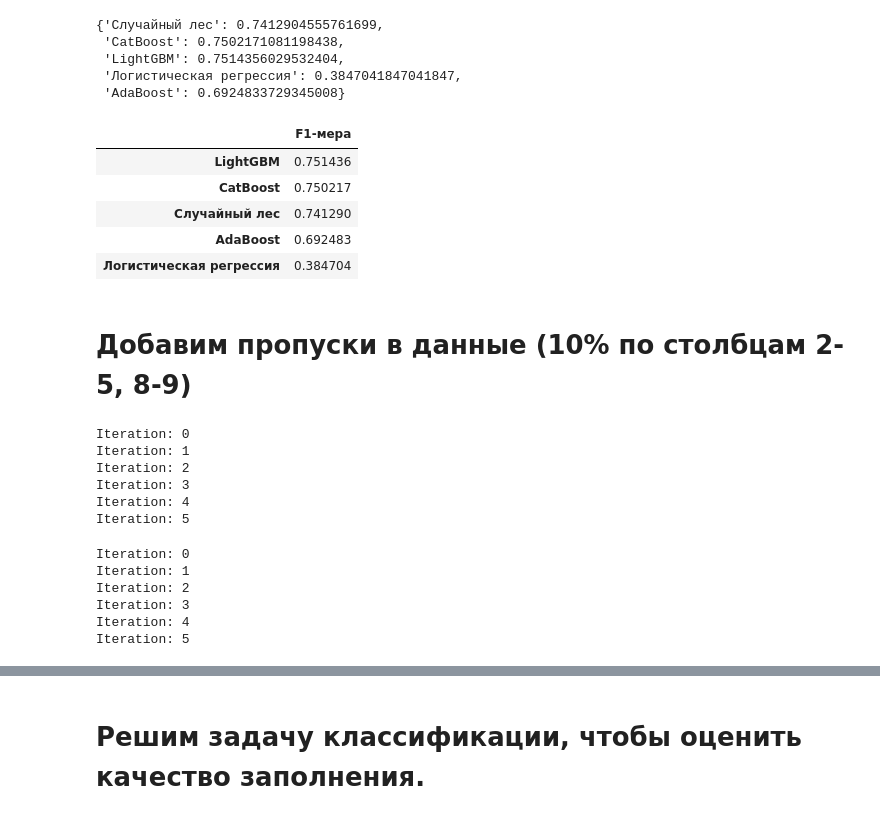
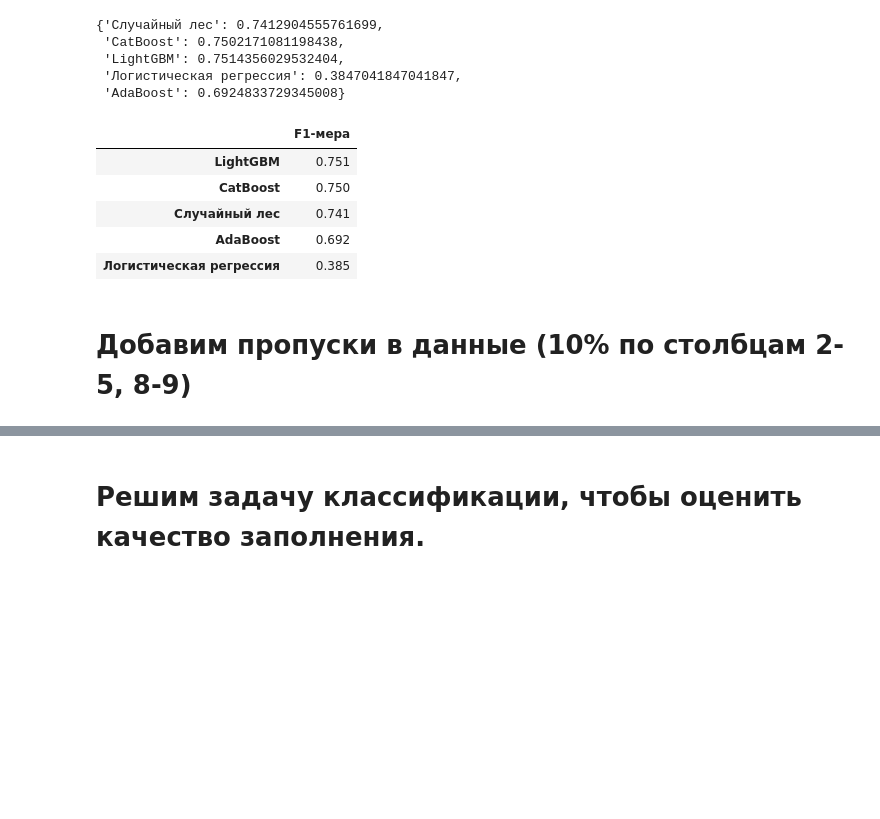
Before and after one commit to Recognizer525/Diploma, a Jupyter notebook: Realization/Glass Dataset Handling.ipynb, the cells around one changed output, grey strips where cells are left out. Cells and saved outputs as stored; diff of their text form; code cells hidden in the pictures; blank space fills up the shorter version.

```diff
--- a/Realization/Glass Dataset Handling.ipynb
+++ b/Realization/Glass Dataset Handling.ipynb
@@ -153,14 +153,14 @@ initial_results_dict
 # %%
 initial_results_df=pd.DataFrame(np.array(initial_results).reshape(-1,1), columns=['F1-мера'], index=methods)
 # %%
-initial_results_df.sort_values(by=['F1-мера'],ascending=False)
+initial_results_df.sort_values(by=['F1-мера'],ascending=False).round(decimals=3)
 # %% [output]
 |  | F1-мера |
-| LightGBM | 0.751436 |
-| CatBoost | 0.750217 |
-| Случайный лес | 0.741290 |
-| AdaBoost | 0.692483 |
-| Логистическая регрессия | 0.384704 |
+| LightGBM | 0.751 |
+| CatBoost | 0.750 |
+| Случайный лес | 0.741 |
+| AdaBoost | 0.692 |
+| Логистическая регрессия | 0.385 |
 # %% [markdown]
 # Добавим пропуски в данные (10% по столбцам 2-5, 8-9)
 # %%
@@ -173,15 +173,8 @@ Full_D_MCAR['em_fill'] = mvt.EM(D_MCAR)
 Full_D_MCAR['bootstrap_fill'] = mvt.bootstrap_fill(D_MCAR)
 Full_D_MCAR['KNN_fill'] = mvt.knn_fill(D_MCAR)
 #Full_D_MCAR['KNN_fill2'] = mvt.knn_fill(D_MCAR, weights='distance')
-Full_D_MCAR['iterative_fill'] = mvt.iterative_fill(D_MCAR)
-Full_D_MCAR['missforest_fill'] = mvt.missforest_fill(D_MCAR)
+Full_D_MCAR['iterative_fill_LR'] = mvt.iterative_fill(D_MCAR, 'LR')
+Full_D_MCAR['iterative_fill_RF'] = mvt.iterative_fill(D_MCAR, 'RF')
-# %% [output]
-Iteration: 0
-Iteration: 1
-Iteration: 2
-Iteration: 3
-Iteration: 4
-Iteration: 5
 # %%
 # Создаем версию датасета со случайными пропусками, x_i2 становится пропуском, если x_i1 больше квантиля 0.9 для признака x1
 D_MAR = mvt.MAR(F_np, indicator=0, mis_cols=[1,2,3,4,7,8], thresh=np.quantile(F_np[:,0], 0.9), to_remove='>')
@@ -192,15 +185,8 @@ Full_D_MAR['em_fill'] = mvt.EM(D_MAR)
 Full_D_MAR['bootstrap_fill'] = mvt.bootstrap_fill(D_MAR)
 Full_D_MAR['KNN_fill'] = mvt.knn_fill(D_MAR)
 #Full_D_MAR['KNN_fill2'] = mvt.knn_fill(D_MAR, weights='distance')
-Full_D_MAR['iterative_fill'] = mvt.iterative_fill(D_MAR)
-Full_D_MAR['missforest_fill'] = mvt.missforest_fill(D_MAR)
+Full_D_MAR['iterative_fill_LR'] = mvt.iterative_fill(D_MAR, 'LR')
+Full_D_MAR['iterative_fill_RF'] = mvt.iterative_fill(D_MAR, 'RF')
-# %% [output]
-Iteration: 0
-Iteration: 1
-Iteration: 2
-Iteration: 3
-Iteration: 4
-Iteration: 5
 # %%
 # Создаем версию датасета с неслучайными пропусками,
 #пропуски распределены в соответствии с нормальным распределением относительно номера строки, 10% пропусков
```
Also changed, not shown: parts of 11 cells of this notebook, 6 other files.
